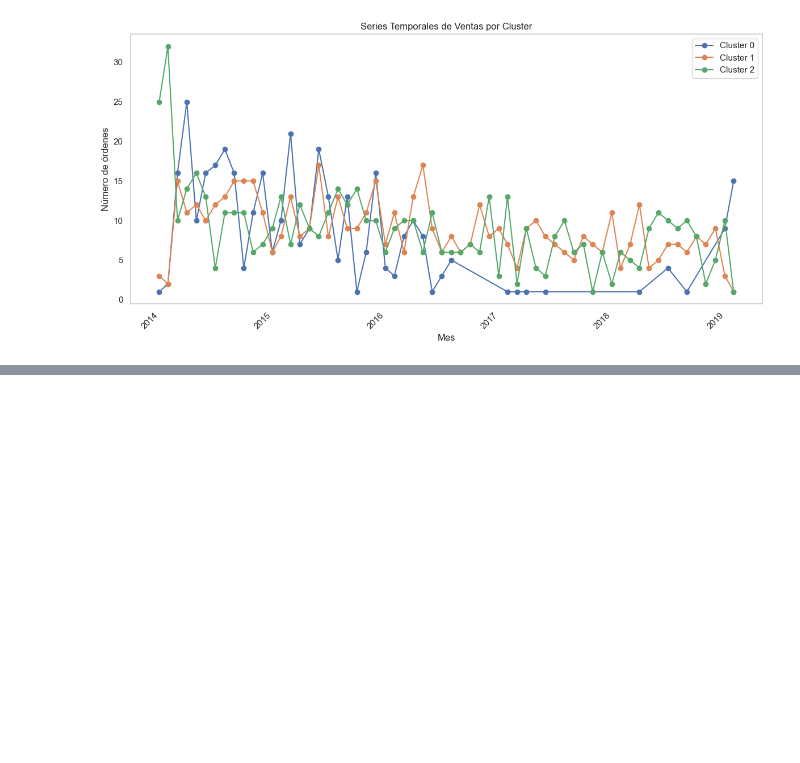
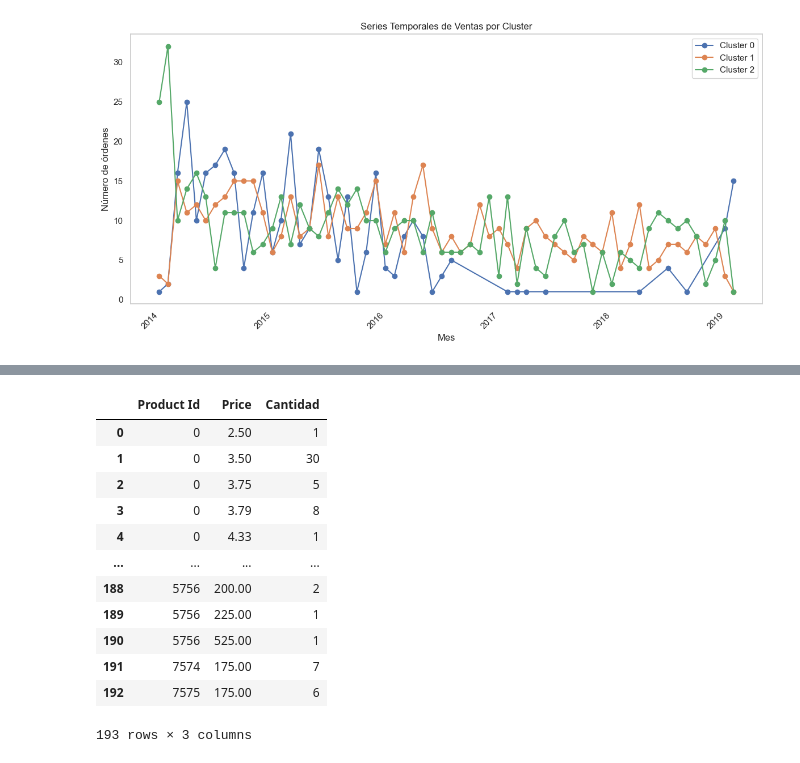
Before and after one commit to armand-analytics/Forecasting, a Jupyter notebook: notebooks/01_EDA.ipynb, the cells around one changed output, grey strips where cells are left out. Drawn from its saved outputs; the diff is of its cells as text; code cells hidden in the pictures; blank space fills up the shorter version.

```diff
--- a/notebooks/01_EDA.ipynb
+++ b/notebooks/01_EDA.ipynb
@@ -493,0 +516,16 @@ plt.show()
+# %%
+demanda
+# %% [output]
+|  | Product Id | Price | Cantidad |
+| 0 | 0 | 2.50 | 1 |
+| 1 | 0 | 3.50 | 30 |
+| 2 | 0 | 3.75 | 5 |
+| 3 | 0 | 3.79 | 8 |
+| 4 | 0 | 4.33 | 1 |
+| ... | ... | ... | ... |
+| 188 | 5756 | 200.00 | 2 |
+| 189 | 5756 | 225.00 | 1 |
+| 190 | 5756 | 525.00 | 1 |
+| 191 | 7574 | 175.00 | 7 |
+| 192 | 7575 | 175.00 | 6 |
+193 rows × 3 columns
```
Also changed, not shown: parts of 4 cells of this notebook, 1 other file.
